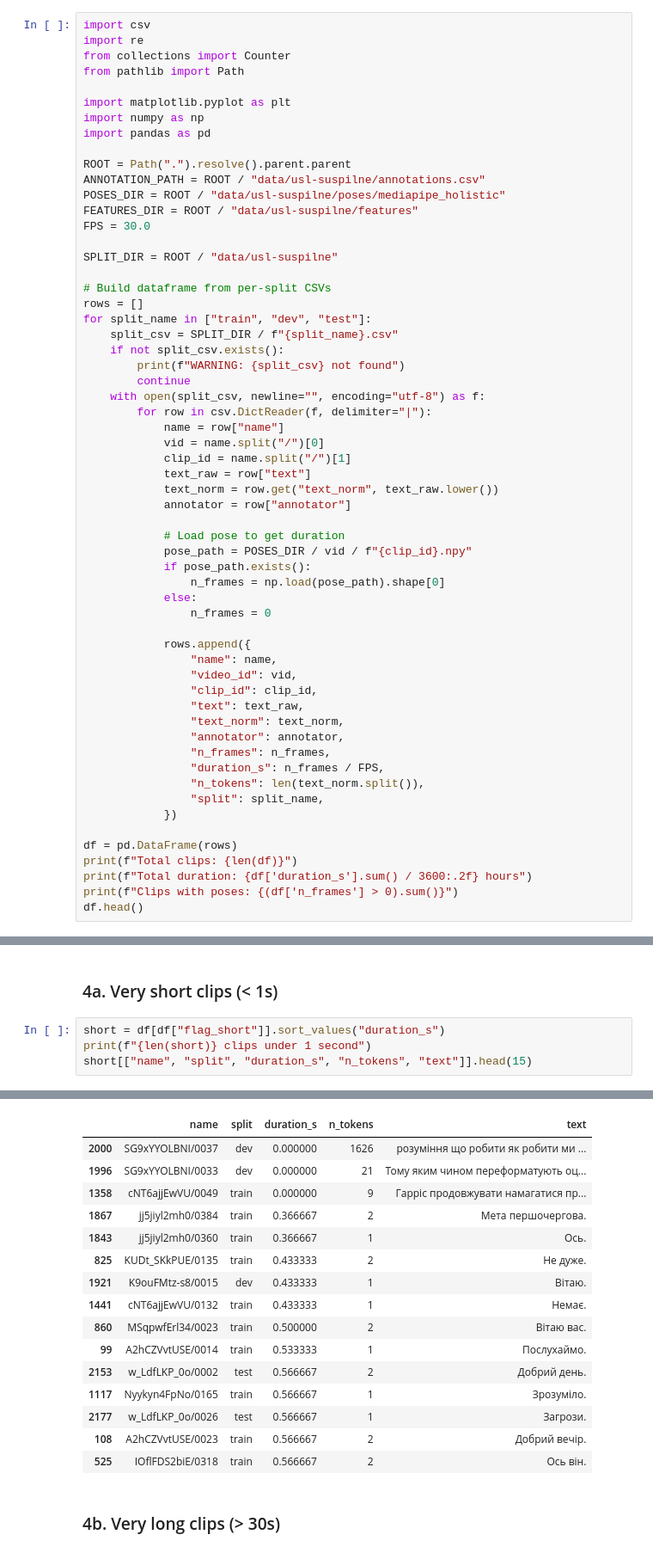
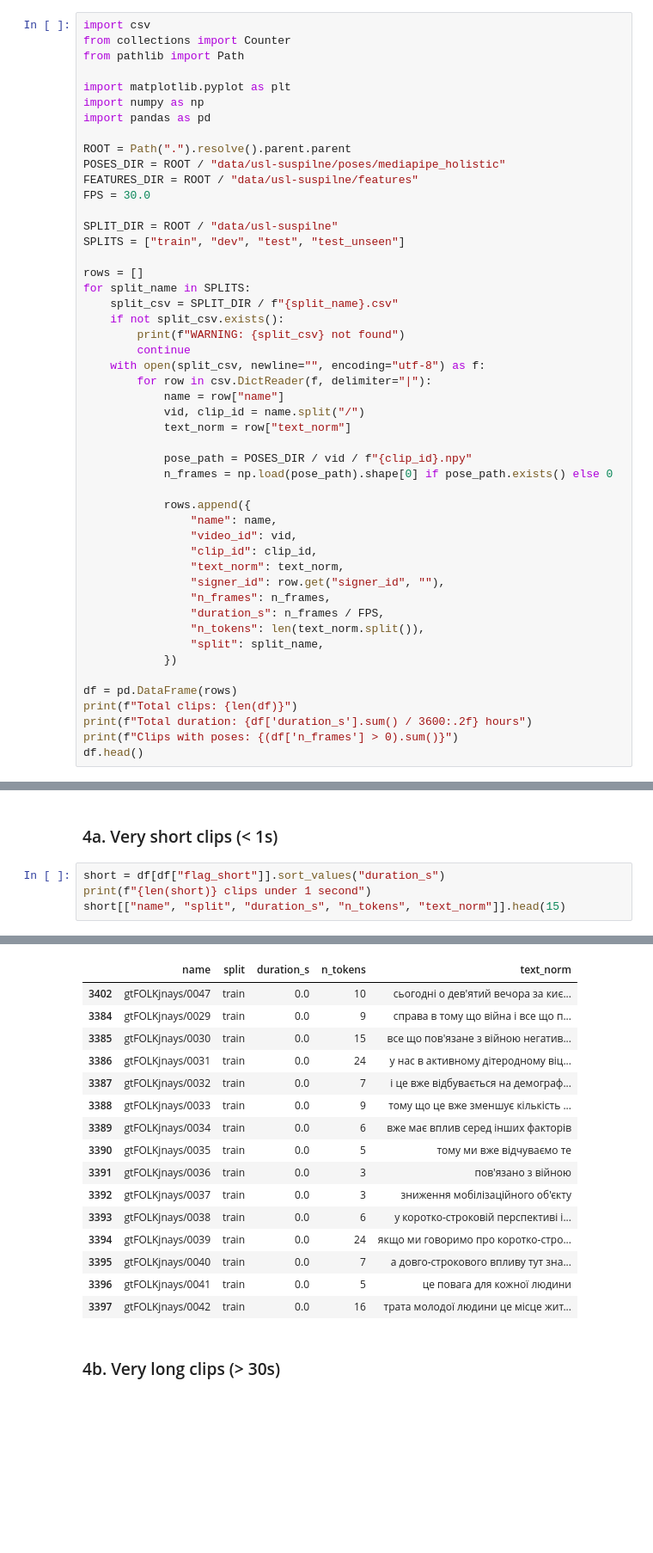
Before and after one commit to lexsobieski/ucu-text-to-sign, a Jupyter notebook: notebooks/analysis/analyze_dataset.ipynb, the cells around one changed output, grey strips where cells are left out. Shown at 86% size. Drawn from its saved outputs; the diff is of its cells as text; blank space fills up the shorter version.

```diff
--- a/notebooks/analysis/analyze_dataset.ipynb
+++ b/notebooks/analysis/analyze_dataset.ipynb
@@ -8,7 +8,6 @@ Comprehensive analysis of the dataset: duration, splits, outliers, proper nouns
 ## 1. Load Data
 # %%
 import csv
-import re
 from collections import Counter
 from pathlib import Path
 
@@ -17,16 +16,15 @@ import numpy as np
 import pandas as pd
 
 ROOT = Path(".").resolve().parent.parent
-ANNOTATION_PATH = ROOT / "data/usl-suspilne/annotations.csv"
 POSES_DIR = ROOT / "data/usl-suspilne/poses/mediapipe_holistic"
 FEATURES_DIR = ROOT / "data/usl-suspilne/features"
 FPS = 30.0
 
 SPLIT_DIR = ROOT / "data/usl-suspilne"
+SPLITS = ["train", "dev", "test", "test_unseen"]
 
-# Build dataframe from per-split CSVs
 rows = []
-for split_name in ["train", "dev", "test"]:
+for split_name in SPLITS:
     split_csv = SPLIT_DIR / f"{split_name}.csv"
     if not split_csv.exists():
         print(f"WARNING: {split_csv} not found")
@@ -34,26 +32,18 @@ for split_name in ["train", "dev", "test"]:
     with open(split_csv, newline="", encoding="utf-8") as f:
         for row in csv.DictReader(f, delimiter="|"):
             name = row["name"]
-            vid = name.split("/")[0]
-            clip_id = name.split("/")[1]
-            text_raw = row["text"]
-            text_norm = row.get("text_norm", text_raw.lower())
-            annotator = row["annotator"]
+            vid, clip_id = name.split("/")
+            text_norm = row["text_norm"]
 
-            # Load pose to get duration
             pose_path = POSES_DIR / vid / f"{clip_id}.npy"
-            if pose_path.exists():
-                n_frames = np.load(pose_path).shape[0]
-            else:
-                n_frames = 0
+            n_frames = np.load(pose_path).shape[0] if pose_path.exists() else 0
 
             rows.append({
                 "name": name,
                 "video_id": vid,
                 "clip_id": clip_id,
-                "text": text_raw,
                 "text_norm": text_norm,
-                "annotator": annotator,
+                "signer_id": row.get("signer_id", ""),
                 "n_frames": n_frames,
                 "duration_s": n_frames / FPS,
                 "n_tokens": len(text_norm.split()),
@@ -249,5 +246,5 @@ plt.show()
 # %%
 short = df[df["flag_short"]].sort_values("duration_s")
 print(f"{len(short)} clips under 1 second")
-short[["name", "split", "duration_s", "n_tokens", "text"]].head(15)
+short[["name", "split", "duration_s", "n_tokens", "text_norm"]].head(15)
 # %% [output]
@@ -255,19 +252,19 @@ short[["name", "split", "duration_s", "n_tokens", "text"]].head(15)
-|  | name | split | duration_s | n_tokens | text |
-| 2000 | SG9xYYOLBNI/0037 | dev | 0.000000 | 1626 | розуміння що робити як робити ми ... |
-| 1996 | SG9xYYOLBNI/0033 | dev | 0.000000 | 21 | Тому яким чином переформатують оц... |
-| 1358 | cNT6ajjEwVU/0049 | train | 0.000000 | 9 | Гарріс продовжувати намагатися пр... |
-| 1867 | jj5jiyl2mh0/0384 | train | 0.366667 | 2 | Мета першочергова. |
-| 1843 | jj5jiyl2mh0/0360 | train | 0.366667 | 1 | Ось. |
-| 825 | KUDt_SKkPUE/0135 | train | 0.433333 | 2 | Не дуже. |
-| 1921 | K9ouFMtz-s8/0015 | dev | 0.433333 | 1 | Вітаю. |
-| 1441 | cNT6ajjEwVU/0132 | train | 0.433333 | 1 | Немає. |
-| 860 | MSqpwfErl34/0023 | train | 0.500000 | 2 | Вітаю вас. |
-| 99 | A2hCZVvtUSE/0014 | train | 0.533333 | 1 | Послухаймо. |
-| 2153 | w_LdfLKP_0o/0002 | test | 0.566667 | 2 | Добрий день. |
-| 1117 | Nyykyn4FpNo/0165 | train | 0.566667 | 1 | Зрозуміло. |
-| 2177 | w_LdfLKP_0o/0026 | test | 0.566667 | 1 | Загрози. |
-| 108 | A2hCZVvtUSE/0023 | train | 0.566667 | 2 | Добрий вечір. |
-| 525 | IOflFDS2biE/0318 | train | 0.566667 | 2 | Ось він. |
+|  | name | split | duration_s | n_tokens | text_norm |
+| 3402 | gtFOLKjnays/0047 | train | 0.0 | 10 | сьогодні о дев'ятий вечора за киє... |
+| 3384 | gtFOLKjnays/0029 | train | 0.0 | 9 | справа в тому що війна і все що п... |
+| 3385 | gtFOLKjnays/0030 | train | 0.0 | 15 | все що пов'язане з війною негатив... |
+| 3386 | gtFOLKjnays/0031 | train | 0.0 | 24 | у нас в активному дітеродному віц... |
+| 3387 | gtFOLKjnays/0032 | train | 0.0 | 7 | і це вже відбувається на демограф... |
+| 3388 | gtFOLKjnays/0033 | train | 0.0 | 9 | тому що це вже зменшує кількість ... |
+| 3389 | gtFOLKjnays/0034 | train | 0.0 | 6 | вже має вплив серед інших факторів |
+| 3390 | gtFOLKjnays/0035 | train | 0.0 | 5 | тому ми вже відчуваємо те |
+| 3391 | gtFOLKjnays/0036 | train | 0.0 | 3 | пов'язано з війною |
+| 3392 | gtFOLKjnays/0037 | train | 0.0 | 3 | зниження мобілізаційного об'єкту |
+| 3393 | gtFOLKjnays/0038 | train | 0.0 | 6 | у коротко-строковій перспективі і... |
+| 3394 | gtFOLKjnays/0039 | train | 0.0 | 24 | якщо ми говоримо про коротко-стро... |
+| 3395 | gtFOLKjnays/0040 | train | 0.0 | 7 | а довго-строкового впливу тут зна... |
+| 3396 | gtFOLKjnays/0041 | train | 0.0 | 5 | це повага для кожної людини |
+| 3397 | gtFOLKjnays/0042 | train | 0.0 | 16 | трата молодої людини це місце жит... |
 # %% [markdown]
 ### 4b. Very long clips (> 30s)
 # %%
```
Also changed, not shown: parts of 27 cells of this notebook, 7 other files.
